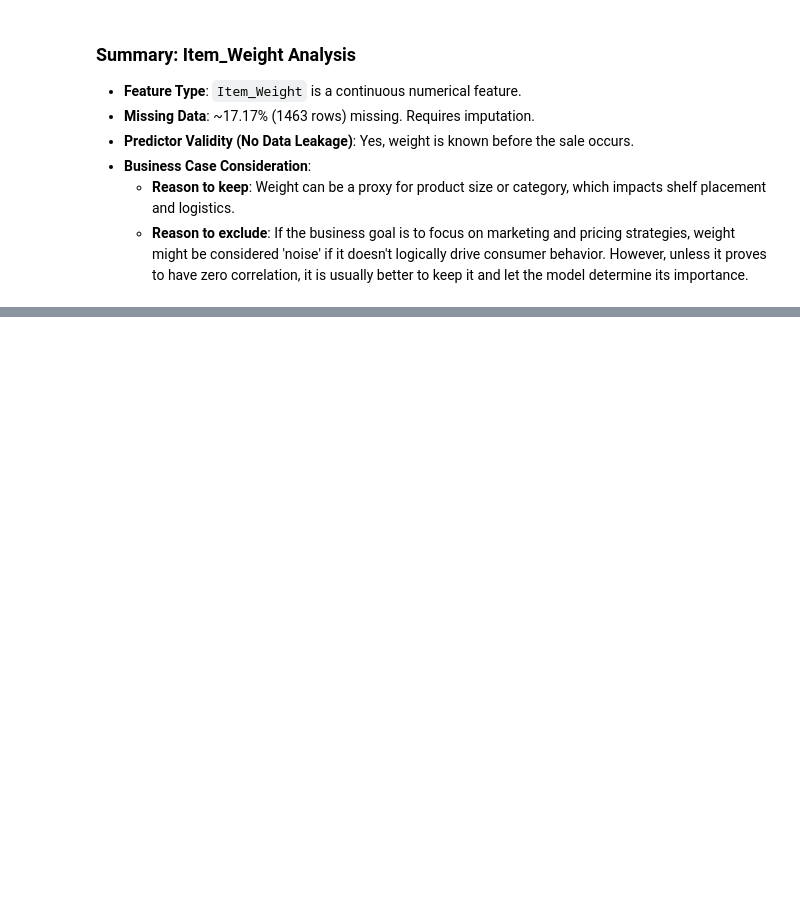
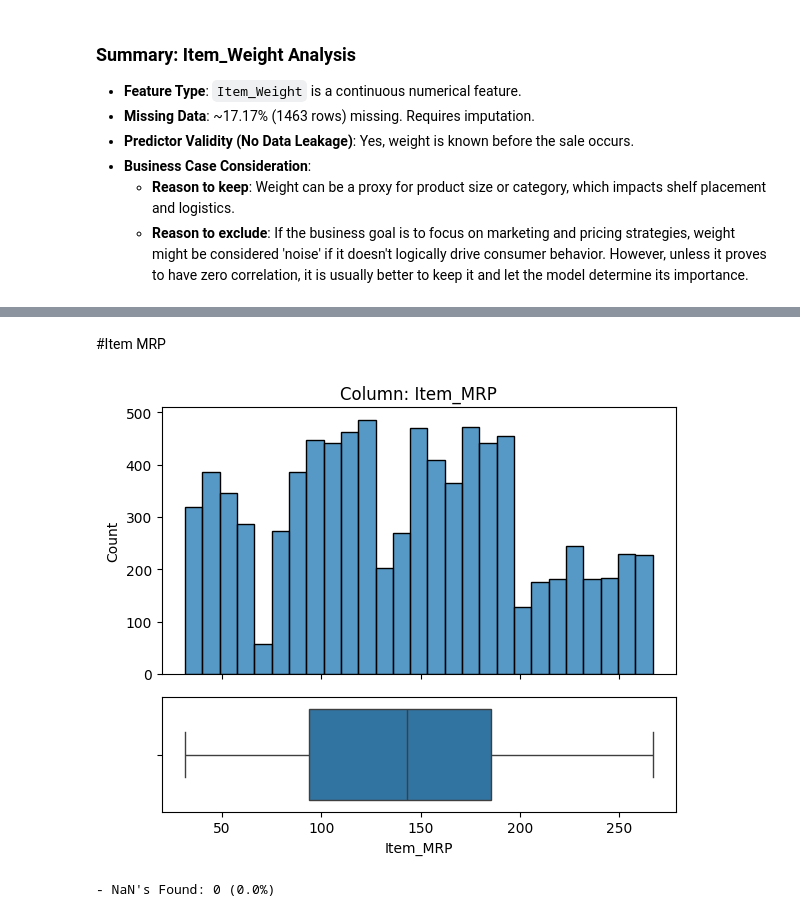
Before and after one commit to devMoamen/Prediction-of-Product-Sales, a Jupyter notebook: Prediction_of_Product_Sales.ipynb, the cells around one changed output, grey strips where cells are left out. Drawn from its saved outputs; the diff is of its cells as text; code cells hidden in the pictures; blank space fills up the shorter version.

```diff
--- a/Prediction_of_Product_Sales.ipynb
+++ b/Prediction_of_Product_Sales.ipynb
@@ -308,0 +326,7 @@ Cardinality of Item_Weight: 415
+# %% [markdown]
+#Item MRP
+# %%
+explore_numeric(sales_df, 'Item_MRP')
+# %% [output]
+[figure, added]
+- NaN's Found: 0 (0.0%)
```
Also changed, not shown: parts of 7 cells of this notebook.
